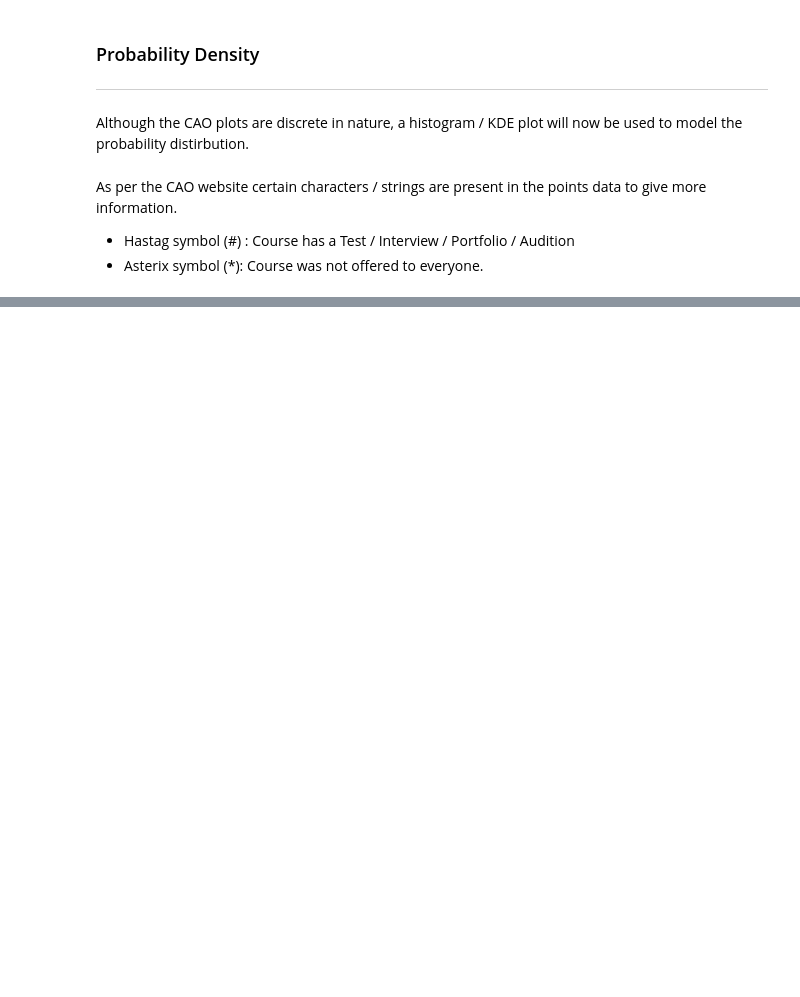
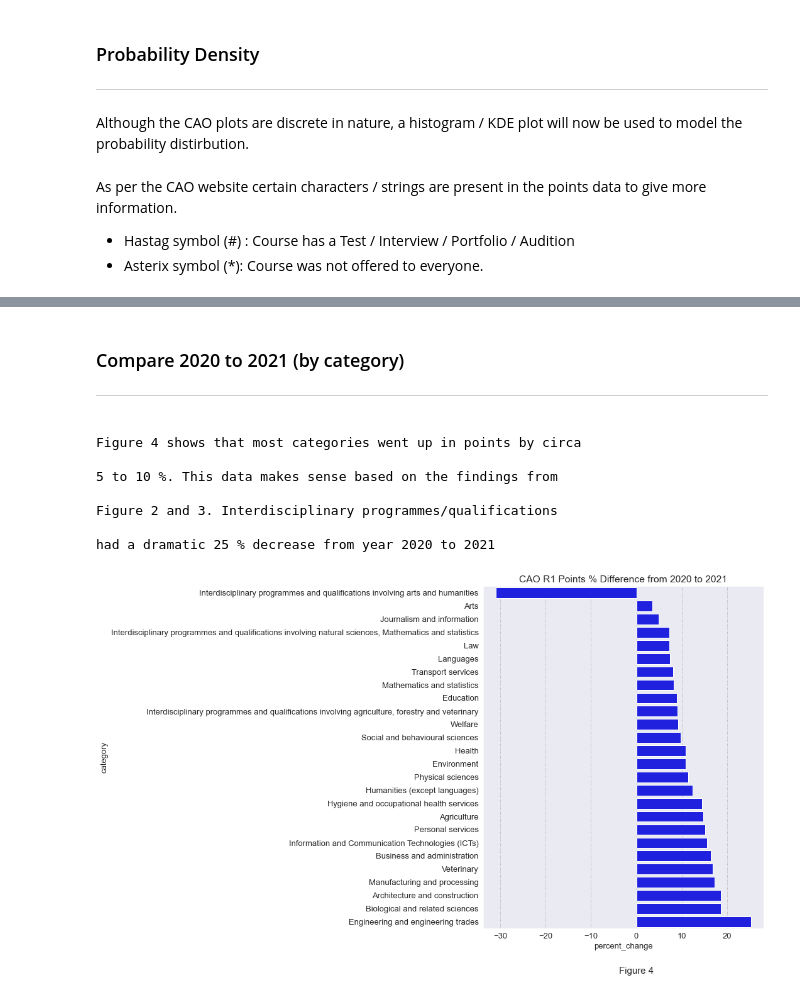
Before and after one commit to CiaranMoran27/Fundamentals-of-Data-Analysis, a Jupyter notebook: cao.ipynb, the cells around one changed output, grey strips where cells are left out. Saved outputs shown, nothing was run; the diff lists cells and outputs as text; code cells hidden in the pictures; blank space fills up the shorter version.

Commit message:
Added Section: Compare 2020 to 2021 (by category) to cao notebook

```diff
--- a/cao.ipynb
+++ b/cao.ipynb
@@ -634,0 +551,34 @@ print('\n{}When looking at plot 1 to 3: the bin distribution and KDE plots shows
+# %% [markdown]
+### Compare 2020 to 2021 (by category)
+***
+# %%
+# group by category
+category_r1_comparison = all_courses[['category', 'points_r1_2020', 'points_r1_2021']].groupby('category').mean()
+
+# make new col showing % difference between 2020 and 2021 for R1 points
+category_r1_comparison['percent_change'] = round(100 - category_r1_comparison['points_r1_2020'] / category_r1_comparison['points_r1_2021'] *100, 2)
+
+# display mean points grouped by category, and display % change
+category_r1_comparison.head(5)
+# %%
+
+fig, ax = plt.subplots(figsize = (8, 10))
+
+# sort points ascending
+category_r1_comparison.sort_values(by = 'percent_change', inplace = True)
+
+ax = sns.barplot(data = category_r1_comparison, x = 'percent_change', y = category_r1_comparison.index, color = 'b')
+plt.figtext(0.5, 0.025, 'Figure 4', wrap = True, fontsize = 15)
+ax.set_title('CAO R1 Points % Difference from 2020 to 2021');
+
+string_spacer = [' ' * 85 for i in range(5)]
+print('\n{}Figure 4 shows that most categories went up in points by circa\n\
+{}5 to 10 %. This data makes sense based on the findings from\n\
+{}Figure 2 and 3. Interdisciplinary programmes/qualifications\n\
+{}had a dramatic 25 % decrease from year 2020 to 2021\n'.format(*string_spacer))
+# %% [output]
+                                                                                     Figure 4 shows that most categories went up in points by circa
+                                                                                     5 to 10 %. This data makes sense based on the findings from
+                                                                                     Figure 2 and 3. Interdisciplinary programmes/qualifications
+                                                                                     had a dramatic 25 % decrease from year 2020 to 2021
+[figure, added]
```
Also changed, not shown: parts of 9 cells of this notebook.
